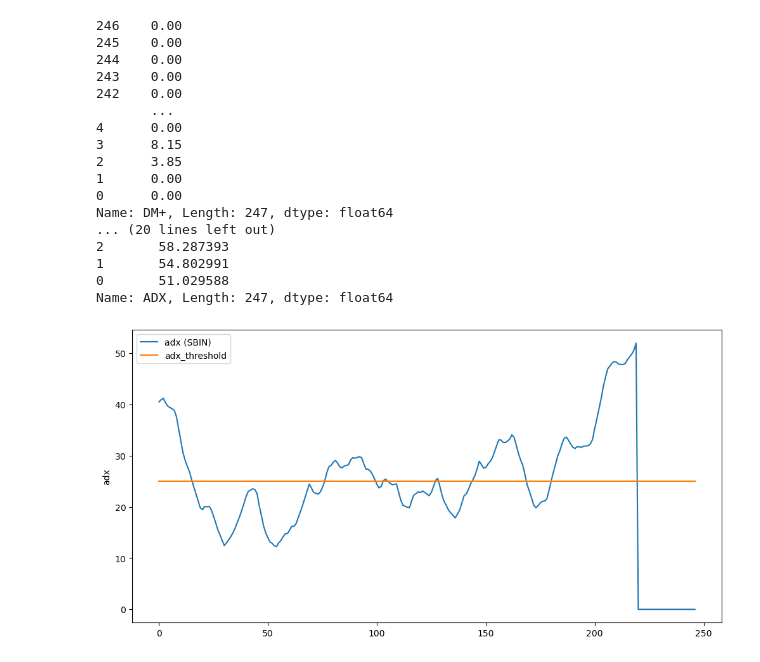
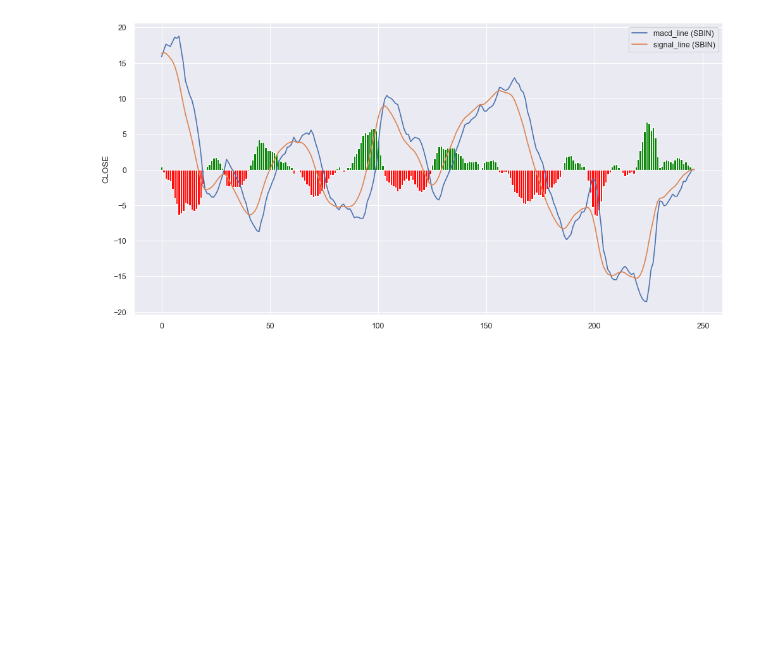
Before and after one commit to RISHIT7/Programming, a Jupyter notebook: COL/COP290/Test.ipynb, the cells around one changed output. Cells and saved outputs as stored; diff of their text form; code cells hidden in the pictures; blank space fills up the shorter version.

```diff
--- a/COL/COP290/Test.ipynb
+++ b/COL/COP290/Test.ipynb
@@ -29,8 +18,3 @@ from jugaad_data.nse import stock_df
 import seaborn as sns
 import ta
 import matplotlib.pyplot as plt
-# %%
-def graph(adx, ):
-    plt.figure(figsize = (12, 6))
-    sns.lineplot(x = adx.index, y = adx, label = 'adx (SBIN)')
-    sns.lineplot(x = adx.index, y = 25, label = 'adx_threshold')
@@ -80,3 +21,30 @@ def adx(df):
+# %%
+def graph(macd_line, signal_line):
+    plt.figure(figsize = (12, 6))
+    sns.set_style('dark')
+    sns.set_theme('paper')
+    sns.lineplot(x = macd_line.index, y = macd_line, label = 'macd_line (SBIN)')
+    sns.lineplot(x = signal_line.index, y = signal_line, label = 'signal_line (SBIN)')
+    diff = signal_line-macd_line
+    # sns.barplot(x = diff.index, y = diff, palette= ['red', 'green'], hue)
+    plt.bar(diff.index, diff, color=['green' if val > 0 else 'red' for val in diff], width=1)
+# %%
+def macd(df):
+    short_window = 12
+    long_window = 26
+
+    short_ema = df['CLOSE'].ewm(span=short_window, adjust=False).mean()
+    long_ema = df['CLOSE'].ewm(span=long_window, adjust=False).mean()
+
+    macd_line = short_ema - long_ema
+
+    signal_window = 9
+    signal_line = macd_line.ewm(span=signal_window, adjust=False).mean()
+
+    df['MACD'] = macd_line
+    df['Signal_line'] = signal_line
+
+    graph(macd_line, signal_line)
 # %%
 # ------------------------------------ generation of data frame --------------------------------------------
 def generate_dataframe(symbol, today, lastday, train_data):
@@ -90,49 +58,32 @@ def generate_dataframe(symbol, today, lastday, train_data):
     la_year = int(lastday[6:10])
 
     df = pd.DataFrame(stock_df(symbol=symbol, from_date=date(to_year, to_month, to_day), to_date=date(la_year, la_month, la_day), series="EQ"))
     df = df[[ "DATE", "CLOSE", "HIGH", "LOW", "PREV. CLOSE", "VWAP", "NO OF TRADES", "OPEN"]]
     df = df.iloc[::-1]
     df['DATE'] = pd.to_datetime(df['DATE'], format='%d-%m-%Y')
     df['DATE'] = df['DATE'].dt.strftime('%d/%m/%Y')
     if (train_data == "0"):
         df.to_csv("Stocks/"+symbol+".csv", index=False)
     else:
         df.to_csv("Stocks/"+symbol+"_train.csv", index = False)
 
-    adx(df)
+    macd(df)
 
 # ----------------------------------------------- pickle --------------------------------------------------------
 def write_pickle(DATA, symbol):
     pd.to_pickle(DATA, symbol + ".pkl")
 
 # -------------------------------------------------------- MAIN -----------------------------------------------------------------------
 def main():
     arguments = ["SBIN"]
     lastday = "01/01/2024"
     today = "01/01/2023"
     train_data = "0"
     for argument in arguments:
         generate_dataframe(argument, today, lastday, train_data)
     #write_pickle(DATA, "Stocks/" + argument)
 
 if __name__ == "__main__":
     main()
 # %% [output]
-246    0.00
-245    0.00
-244    0.00
-243    0.00
-242    0.00
-       ...
-4      0.00
-3      8.15
-2      3.85
-1      0.00
-0      0.00
-Name: DM+, Length: 247, dtype: float64
-... (20 lines left out)
-2       58.287393
-1       54.802991
-0       51.029588
-Name: ADX, Length: 247, dtype: float64
-[figure, old version]
+[figure, new version]
```
Also changed, not shown: parts of 3 cells of this notebook, 6 other files.
